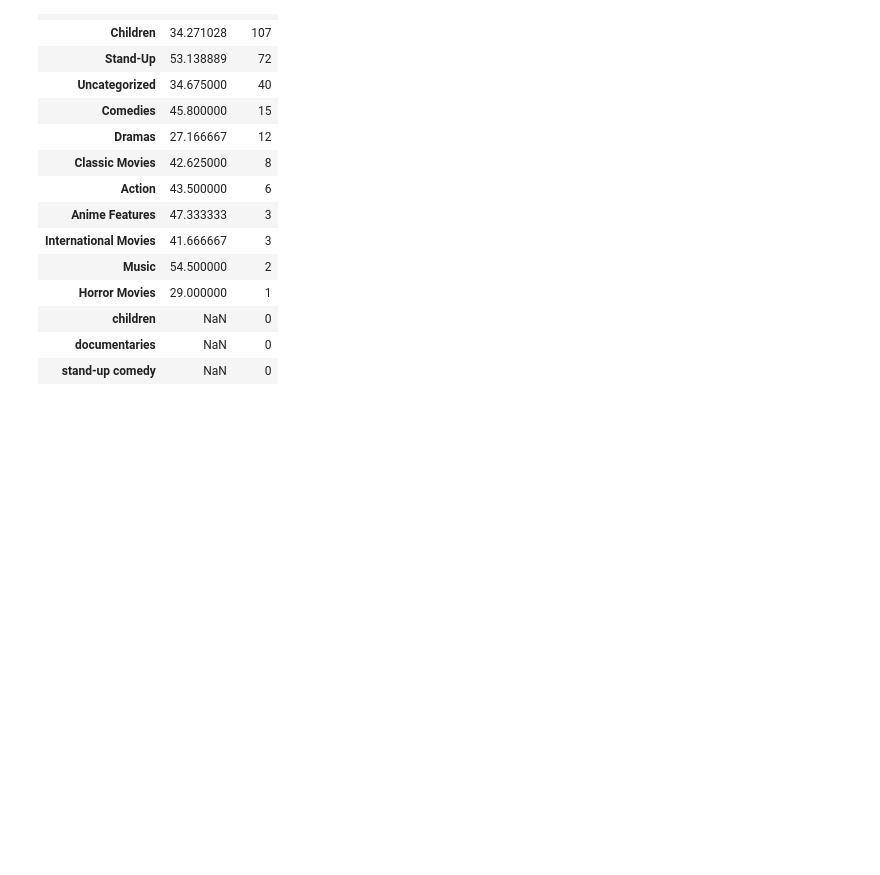
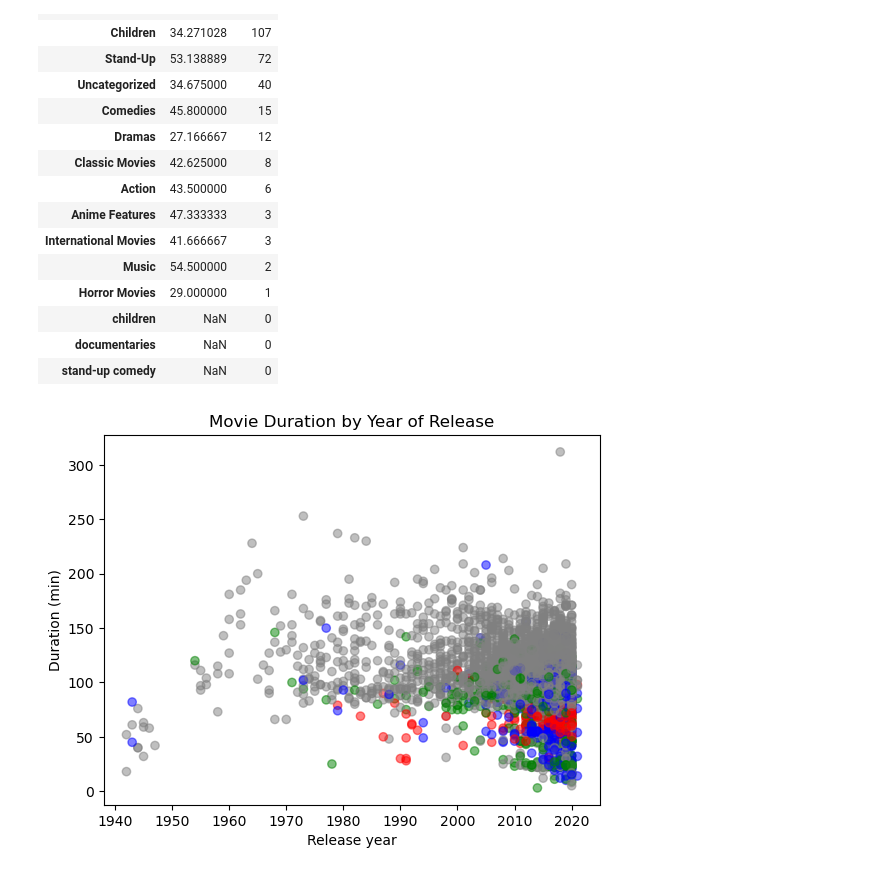
Before and after one commit to NicoapBol/Data-Analytics-Projects, a Jupyter notebook: 002. Netflix Movies/notebook.ipynb, the cells around one changed output. Drawn from its saved outputs; the diff is of its cells as text; code cells hidden in the pictures; blank space fills up the shorter version.

```diff
--- a/002. Netflix Movies/notebook.ipynb
+++ b/002. Netflix Movies/notebook.ipynb
@@ -80,8 +80,8 @@ df frame of (7787, 11) rows and columns
 # filter data to remove tv shows as they are not MOVIES, we do not care about their duration.
 netflix_subset = netflix_df[netflix_df['type'] != 'TV Show']
 # Investigate and subset the Netflix movie data, keeping only the columns "title", "country", "genre", "release_year", "duration", and saving this into a new DataFrame called netflix_movies.
-netflix_subset = netflix_subset[['title', 'country', 'release_year', 'genre', 'duration']]
-netflix_subset.head(15)
+netflix_movies = netflix_subset[['title', 'country', 'release_year', 'genre', 'duration']]
+netflix_movies.head(15)
 # %% [output]
 |  | title | country | release_year | genre | duration |
 | 1 | 7:19 | Mexico | 2016 | Dramas | 93 |
@@ -155,3 +155,29 @@ genre_mean.head(15)
 | children | NaN | 0 |
 | documentaries | NaN | 0 |
 | stand-up comedy | NaN | 0 |
+# %%
+#Using a for loop and if/elif statements, iterate through the rows of netflix_movies and assign colors of your choice to four genre groups ("Children", "Documentaries", "Stand-Up", and "Other" for everything else). Save the results in a colors list. Initialize a matplotlib figure object called fig and create a scatter plot for movie duration by release year using the colors list to color the points and using the labels "Release year" for the x-axis, "Duration (min)" for the y-axis, and the title "Movie Duration by Year of Release".
+
+#Empty list to hold colors
+colors = []
+
+#for loop
+for genre in netflix_movies['genre']:
+    if genre == 'Children':
+        colors.append('green')
+    elif genre == 'Documentaries':
+        colors.append('blue')
+    elif genre == 'Stand-Up':
+        colors.append('red')
+    else:
+        colors.append('grey')
+
+# Create a figure and a scatter plot
+fig = plt.figure()
+plt.scatter(netflix_movies['release_year'], netflix_movies['duration'], c=colors, alpha=0.5)
+plt.xlabel('Release year')
+plt.ylabel('Duration (min)')
+plt.title('Movie Duration by Year of Release')
+plt.show()
+# %% [output]
+[figure, added]
```
Also changed, not shown: parts of 6 cells of this notebook.
